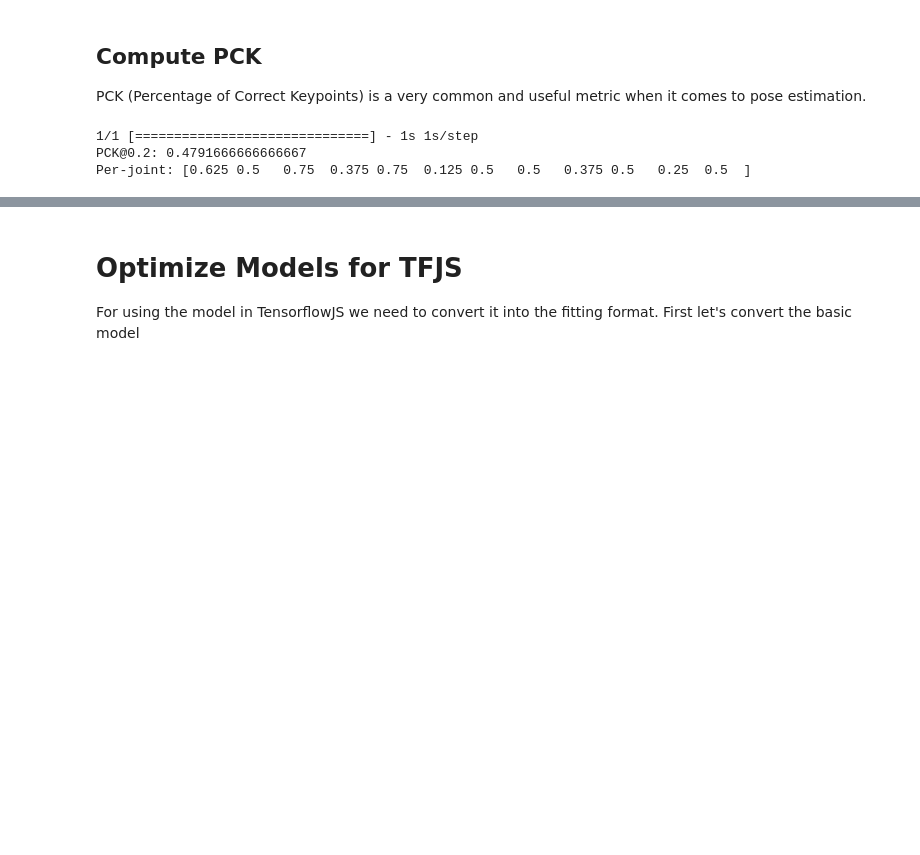
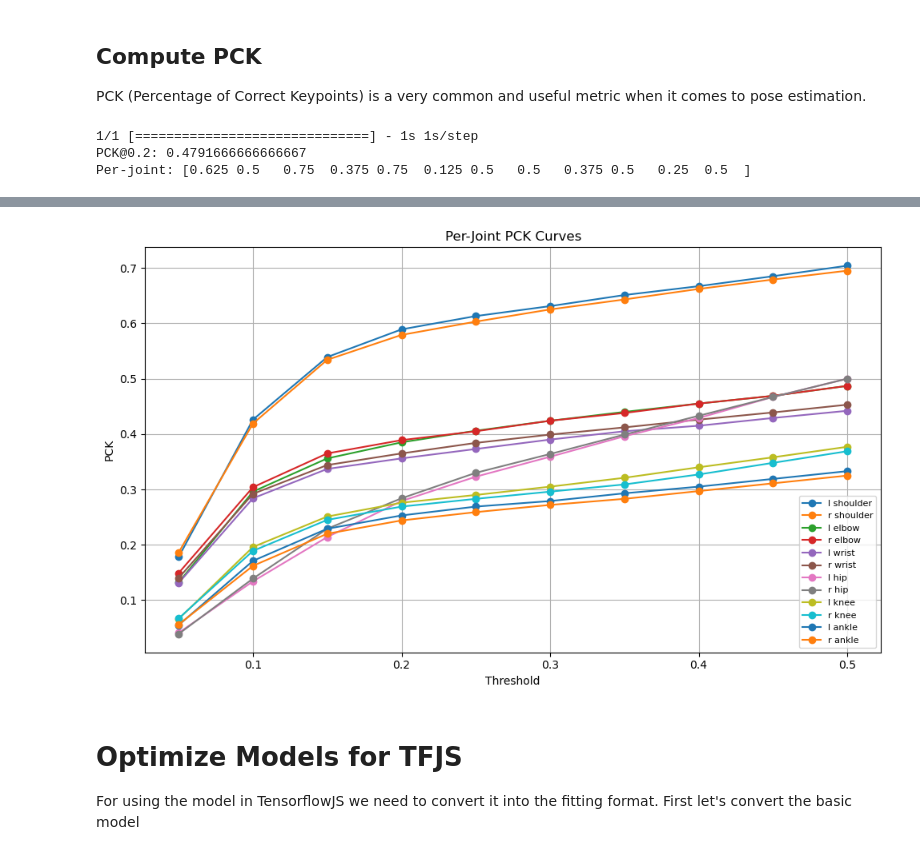
Before and after one commit to williamsaether/BikeFit, a Jupyter notebook: data/exploring-coco.ipynb, the cells around one changed output, grey strips where cells are left out. Saved outputs shown, nothing was run; the diff lists cells and outputs as text; code cells hidden in the pictures; blank space fills up the shorter version.

```diff
--- a/data/exploring-coco.ipynb
+++ b/data/exploring-coco.ipynb
@@ -906,3 +995,23 @@ Per-joint PCK@0.2: [0.791 0.783 0.622 0.606 0.521 0.524 0.571 0.569 0.449 0.436
+# %%
+def plot_per_joint_pck(results, joint_names):
+    thresholds = results["thresholds"]
+    per_joint_pck = results["per_joint_pck"]  # shape: (num_thresholds, num_joints)
+
+    plt.figure(figsize=(10, 6))
+    for i, joint_name in enumerate(joint_names):
+        plt.plot(thresholds, per_joint_pck[:, i], marker='o', label=joint_name)
+
+    plt.title("Per-Joint PCK Curves")
+    plt.xlabel("Threshold")
+    plt.ylabel("PCK")
+    plt.legend(loc='lower right', fontsize=8)
+    plt.grid(True)
+    plt.tight_layout()
+    plt.show()
+
+plot_per_joint_pck(results, [joints_list[str(i)] for i in range(12)])
+# %% [output]
+[figure, added]
 # %% [markdown]
 # Optimize Models for TFJS
 For using the model in TensorflowJS we need to convert it into the fitting format. First let's convert the basic model
```
Also changed, not shown: parts of 9 cells of this notebook.
